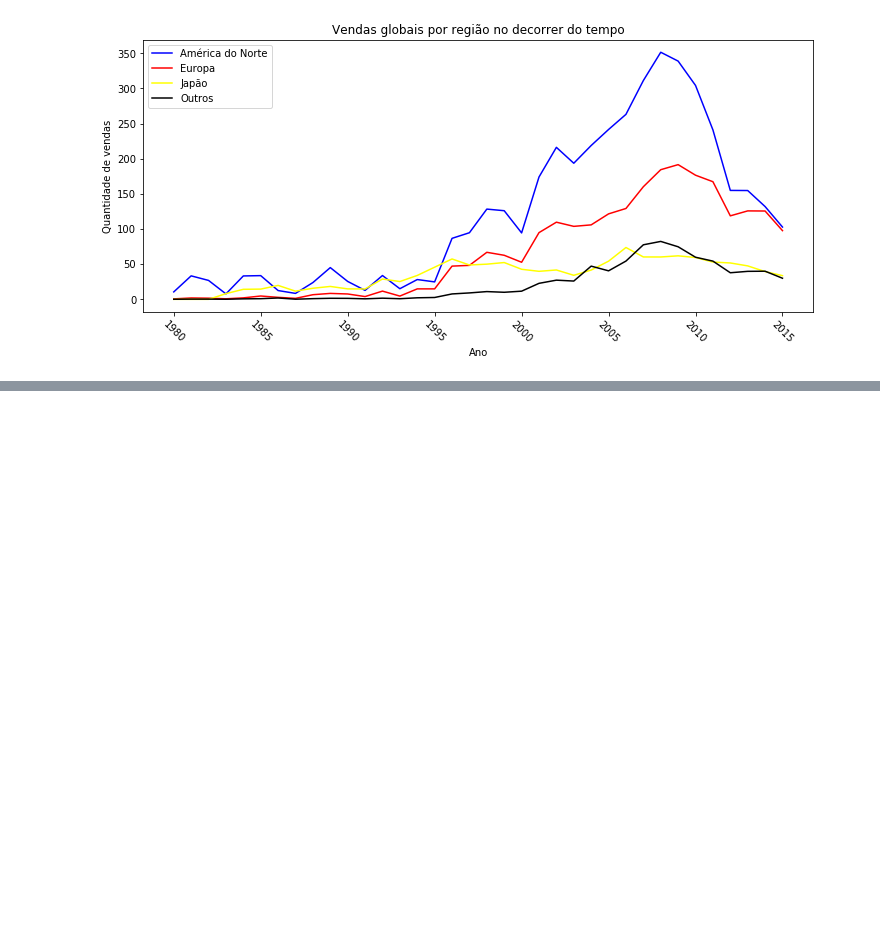
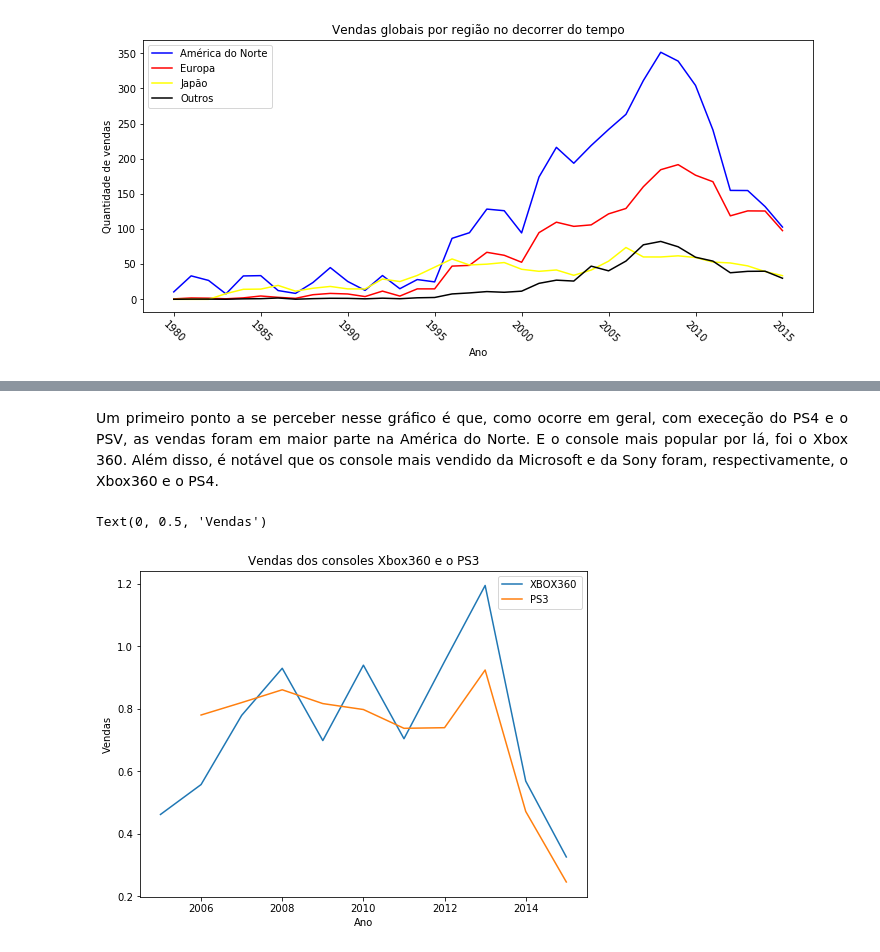
Before and after one commit to VanessaWille/visualizacao_vgsales, a Jupyter notebook: Vanessa.ipynb, the cells around one changed output, grey strips where cells are left out. Cells and saved outputs as stored; diff of their text form; code cells hidden in the pictures; blank space fills up the shorter version.

```diff
--- a/Vanessa.ipynb
+++ b/Vanessa.ipynb
@@ -360,0 +404,18 @@ NameError: name 'df' is not defined
+# %% [markdown]
+<p style='text-align: justify;'>  Um primeiro ponto a se perceber nesse gráfico é que, como ocorre em geral, com execeção do PS4 e o PSV, as vendas foram em maior parte na América do Norte. E o console mais popular por lá, foi o Xbox 360. Além disso, é notável que os console mais vendido da Microsoft e da Sony foram, respectivamente, o Xbox360 e o PS4.
+# %%
+#selecionando linhas da com X360 e o PS4
+df4 = df[(df2['Platform'].str.startswith('X360'))].groupby(df['Year']).mean()
+df5 = df[(df2['Platform'].str.startswith('PS3'))].groupby(df['Year']).mean()
+
+fig = plt.figure( figsize=(8,6))
+ax = plt.axes()
+ax.plot(df4['Year'], df4['Global_Sales'], label = 'XBOX360')
+ax.plot(df5['Year'], df5['Global_Sales'], label = 'PS3')
+plt.legend()
+plt.title('Vendas dos consoles Xbox360 e o PS3')
+plt.xlabel('Ano')
+plt.ylabel('Vendas')
+# %% [output]
+Text(0, 0.5, 'Vendas')
+[figure, added]
```
Also changed, not shown: parts of 16 cells of this notebook, 1 other file.
